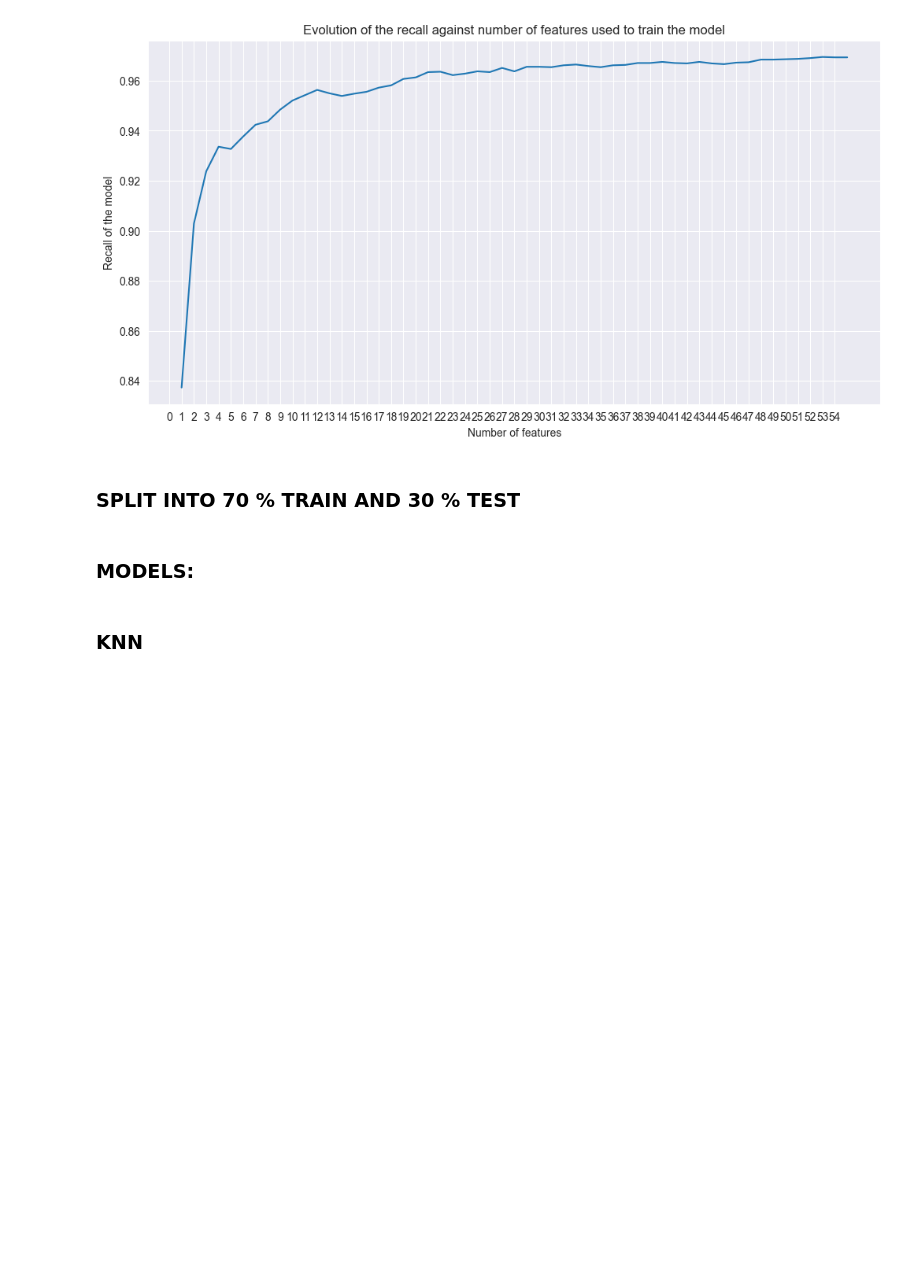
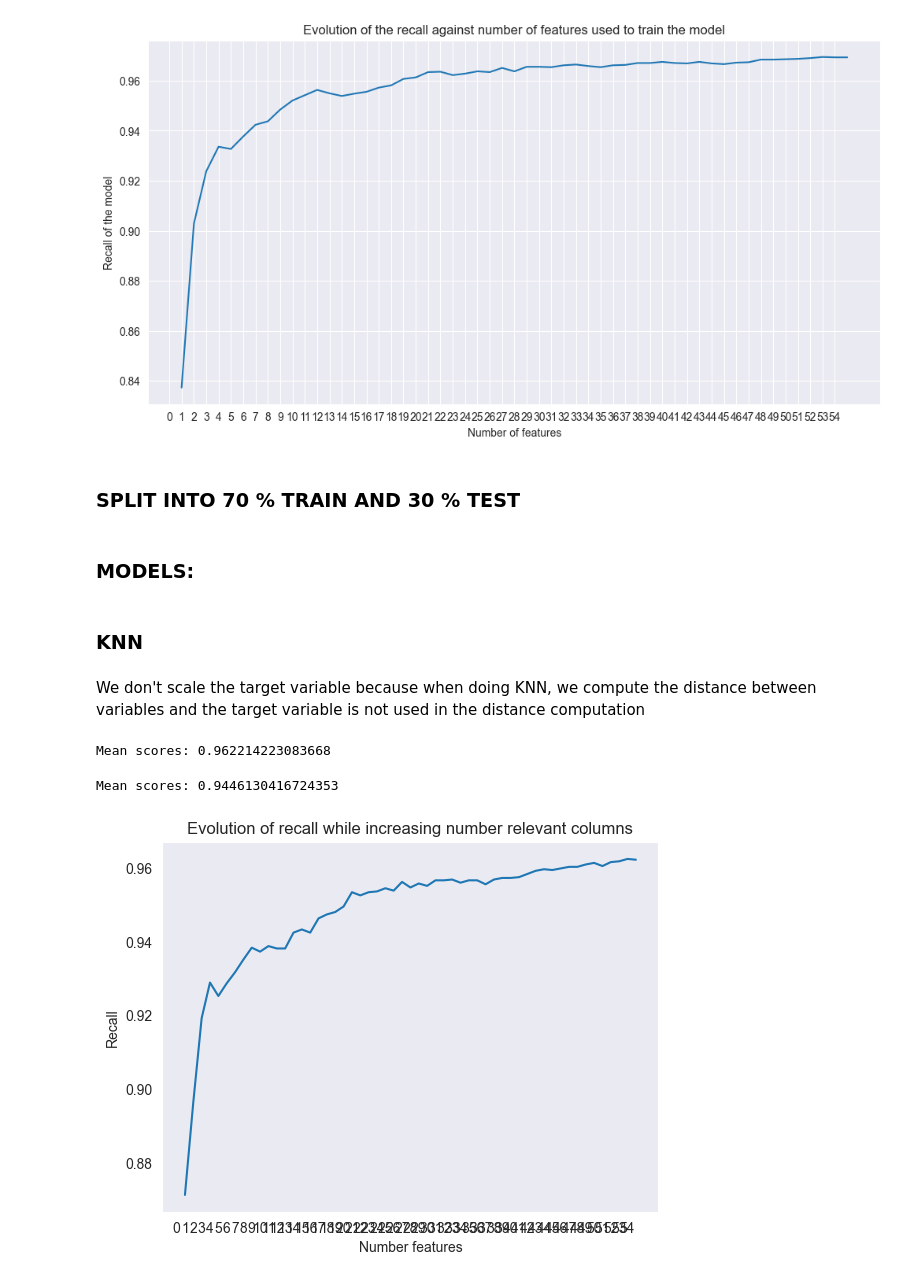
Before and after one commit to jordimunozflorensa/MineriaDatos, a Jupyter notebook: part 2/practica2.ipynb, the cells around one changed output. Cells and saved outputs as stored; diff of their text form; code cells hidden in the pictures; blank space fills up the shorter version.

```diff
--- a/part 2/practica2.ipynb
+++ b/part 2/practica2.ipynb
@@ -397,3 +385,62 @@ X_train, X_test, y_train, y_test = train_test_split(X_resampled, y_resampled, ra
 ### MODELS:
 # %% [markdown]
 ### KNN
+# %% [markdown]
+We don't scale the target variable because when doing KNN, we compute the distance between variables and the target variable is not used in the distance computation
+# %%
+scaler = StandardScaler()
+X_train_scaled = scaler.fit_transform(X_train)
+X_test_scaled = scaler.transform(X_test)
+# %%
+cv = StratifiedKFold(n_splits = 10)
+
+cv_scores = cross_val_score(
+    nb.KNeighborsClassifier(),
+    X = X_train_scaled,
+    y = y_train,
+    cv = cv,
+    scoring = "recall"
+)
+print(f"Mean scores: {np.mean(cv_scores)}")
+# %% [output]
+Mean scores: 0.962214223083668
+# %%
+# Let's find the 10-fold cross-validation with only 2 last columns
+indices = [df_preprocessat.columns.get_loc(col) - 2 for col in bestFeatures]
+
+cv_scores = cross_val_score(
+    nb.KNeighborsClassifier(),
+    X = X_train_scaled[:, indices],
+    y = y_train,
+    cv = cv,
+    scoring = "recall"
+)
+print(f"Mean scores: {np.mean(cv_scores)}")
+# %% [output]
+Mean scores: 0.9446130416724353
+# %%
+vector_of_means = np.zeros(55)
+for i in range(55):
+    X_new = SelectKBest(
+        mutual_info_classif, k = i + 1
+    ).fit_transform(X_train_scaled, y_train)
+    cv_scores = cross_val_score(
+        nb.KNeighborsClassifier(),
+        X = X_new,
+        y = y_train,
+        cv = cv,
+        scoring = "recall"
+    )
+    vector_of_means[i] = np.mean(cv_scores)
+
+plt.title("Evolution of recall while increasing number relevant columns")
+plt.xlabel("Number features")
+plt.ylabel("Recall")
+plt.xticks(np.arange(0, 55, step = 1))
+plt.plot(
+    range(1,56),
+    vector_of_means
+)
+plt.show()
+# %% [output]
+[figure, added]
```
Also changed, not shown: parts of 11 cells of this notebook.
